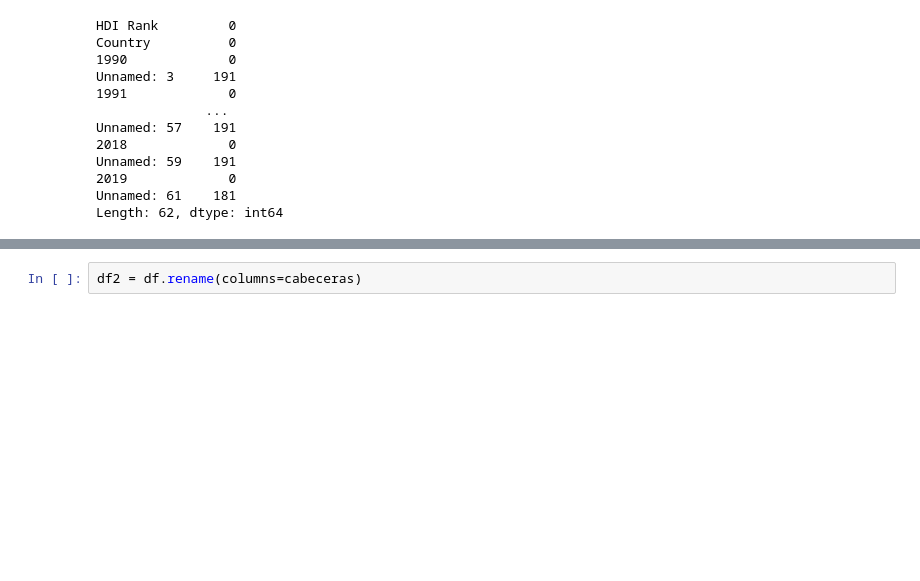
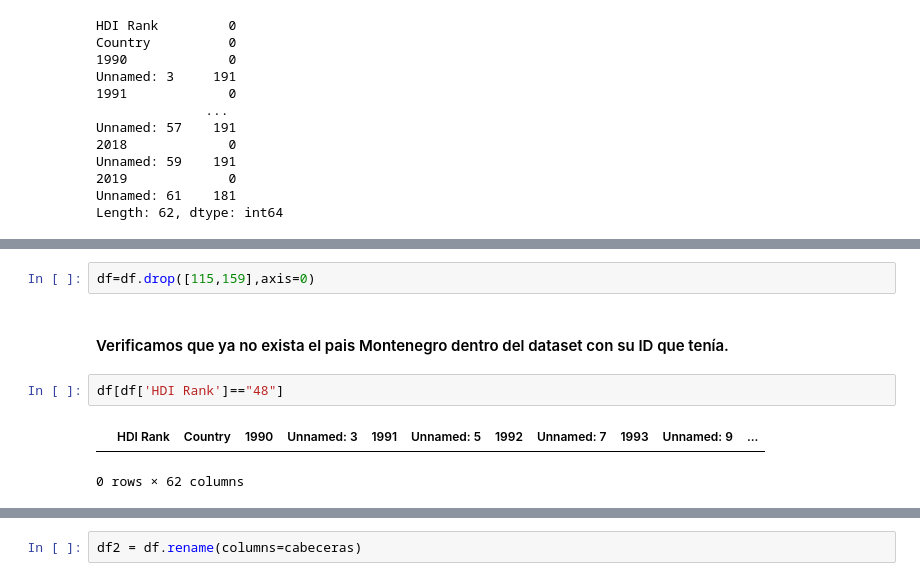
Before and after one commit to Team-17-Bedu/proyecto_python, a Jupyter notebook: Notebooks/NotebookIndice_de_Ingreso.ipynb, the cells around one changed output, grey strips where cells are left out. Saved outputs shown, nothing was run; the diff lists cells and outputs as text; blank space fills up the shorter version.

```diff
--- a/Notebooks/NotebookIndice_de_Ingreso.ipynb
+++ b/Notebooks/NotebookIndice_de_Ingreso.ipynb
@@ -39,0 +109,9 @@ Index(['HDI Rank', 'Country', '1990', 'Unnamed: 3', '1991', 'Unnamed: 5',
+# %%
+df=df.drop([115,159],axis=0)
+# %% [markdown]
+#### Verificamos que ya no exista el pais Montenegro dentro del dataset con su ID que tenía.
+# %%
+df[df['HDI Rank']=="48"]
+# %% [output]
+|  | HDI Rank | Country | 1990 | Unnamed: 3 | 1991 | Unnamed: 5 | 1992 | Unnamed: 7 | 1993 | Unnamed: 9 | ... |
+0 rows × 62 columns
```
Also changed, not shown: parts of 40 cells of this notebook.
